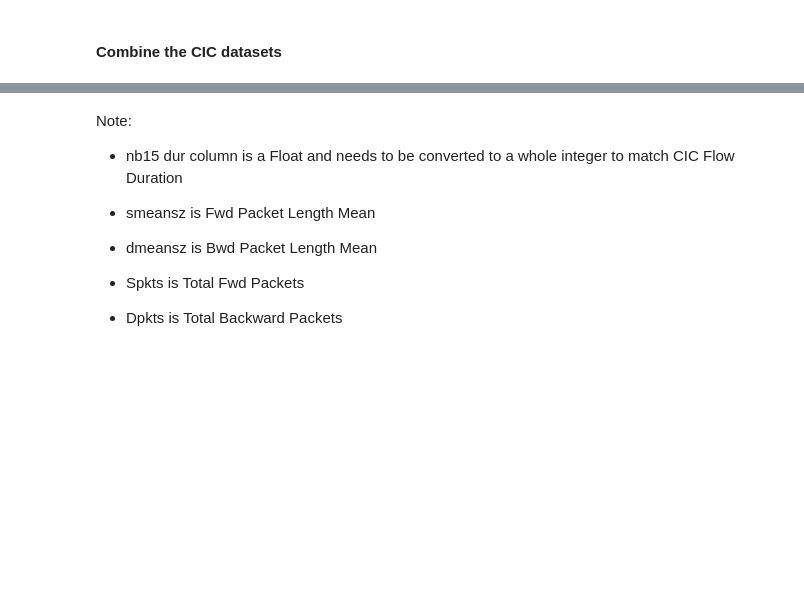
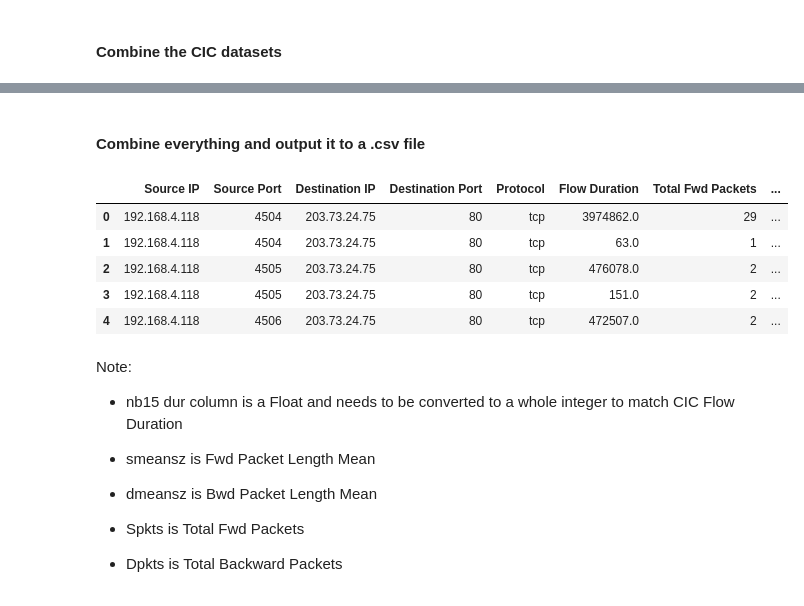
Before and after one commit to ArchanaChetan07/CyberSentinel-Security-Solutions, a Jupyter notebook: Combine Data.ipynb, the cells around one changed output, grey strips where cells are left out. Cells and saved outputs as stored; diff of their text form; code cells hidden in the pictures; blank space fills up the shorter version.

```diff
--- a/Combine Data.ipynb
+++ b/Combine Data.ipynb
@@ -138,0 +142,19 @@ KeyError: "None of [Index(['Source IP', 'Source Port', 'Destination IP', 'Destin
+# %%
+comb_nb15['Flow Duration'] = comb_nb15['Flow Duration'] * 1000
+comb_nb15['Label'] = comb_nb15['Label'].replace({0:'benign', 1:'ddos'})
+
+comb_cic['Protocol'] = comb_cic['Protocol'].replace({0:'Unknown', 6:'tcp', 17:'udp'})
+comb_cic['Label'] = comb_cic['Label'].replace({'DDOS':'ddos', 'DDoS':'ddos', 'BENIGN':'benign', 'Benign':'benign'})
+# %% [markdown]
+#### Combine everything and output it to a .csv file
+# %%
+final_df = pd.concat([comb_cic, comb_nb15], ignore_index = True)
+
+final_df.head()
+# %% [output]
+|  | Source IP | Source Port | Destination IP | Destination Port | Protocol | Flow Duration | Total Fwd Packets | ... |
+| 0 | 192.168.4.118 | 4504 | 203.73.24.75 | 80 | tcp | 3974862.0 | 29 | ... |
+| 1 | 192.168.4.118 | 4504 | 203.73.24.75 | 80 | tcp | 63.0 | 1 | ... |
+| 2 | 192.168.4.118 | 4505 | 203.73.24.75 | 80 | tcp | 476078.0 | 2 | ... |
+| 3 | 192.168.4.118 | 4505 | 203.73.24.75 | 80 | tcp | 151.0 | 2 | ... |
+| 4 | 192.168.4.118 | 4506 | 203.73.24.75 | 80 | tcp | 472507.0 | 2 | ... |
```
Also changed, not shown: parts of 4 cells of this notebook.
